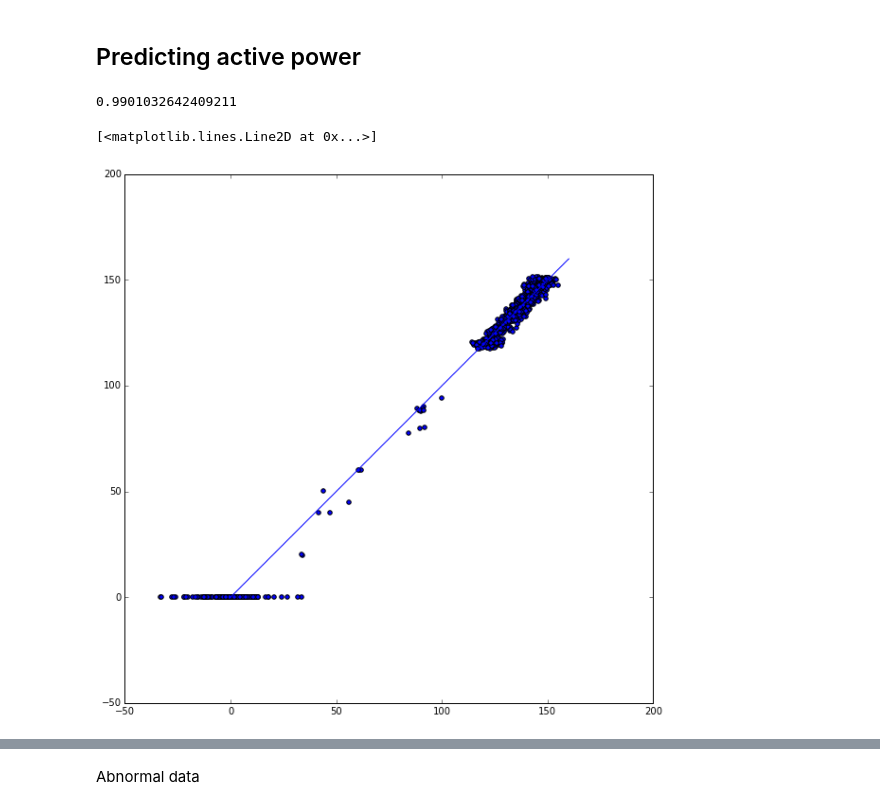
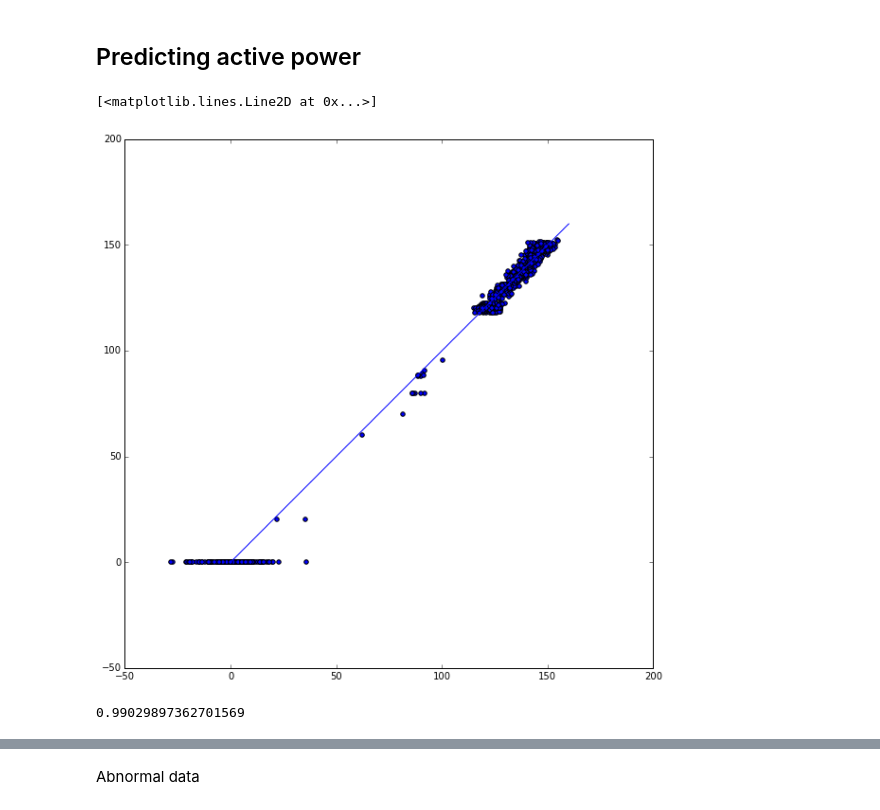
Before and after one commit to dodadvance/phm_course, a Jupyter notebook: PowerPlant/Test power.ipynb, the cells around one changed output, grey strips where cells are left out. Saved outputs shown, nothing was run; the diff lists cells and outputs as text; code cells hidden in the pictures.

```diff
--- a/PowerPlant/Test power.ipynb
+++ b/PowerPlant/Test power.ipynb
@@ -155,15 +153,28 @@ print cov_
 ## Predicting active power
 # %%
 # CV on a normal data
-X_train, X_test, Y_train, Y_test = train_test_split(X1, Y2.values, train_size=0.9, random_state=7)
-model = Ri()
-model.fit(X_train, Y_train)
-model.score(X_test, Y_test)
+# Linear regression
+X_train, X_test, Y_train, Y_test = train_test_split(X1, Y2.values, train_size=0.9, random_state=8)
+lr = LinearRegression()
+lr.fit(X_train, Y_train)
+lr.score(X_test, Y_test)
+norm_coefs_a = lr.coef_
+
+X_train, X_test, Y_train, Y_test = train_test_split(X1, Y1.values, train_size=0.9, random_state=8)
+lr = LinearRegression()
+lr.fit(X_train, Y_train)
+lr.score(X_test, Y_test)
+norm_coefs_b = lr.coef_
-# %% [output]
-0.9901032642409211
 # %%
-scatter(model.predict(X_test), Y_test)
+scatter(lr.predict(X_test), Y_test)
 plot([0, 160], [0, 160])
 # %% [output]
 [<matplotlib.lines.Line2D at 0x...>]
-[figure, old version]
+[figure, new version]
+# %%
+# Ridge regression
+rc = RidgeCV()
+rc.fit(X_train, Y_train)
+rc.score(X_test, Y_test)
+# %% [output]
+0.99029897362701569
```
Also changed, not shown: parts of 27 cells of this notebook, 1 other file.
